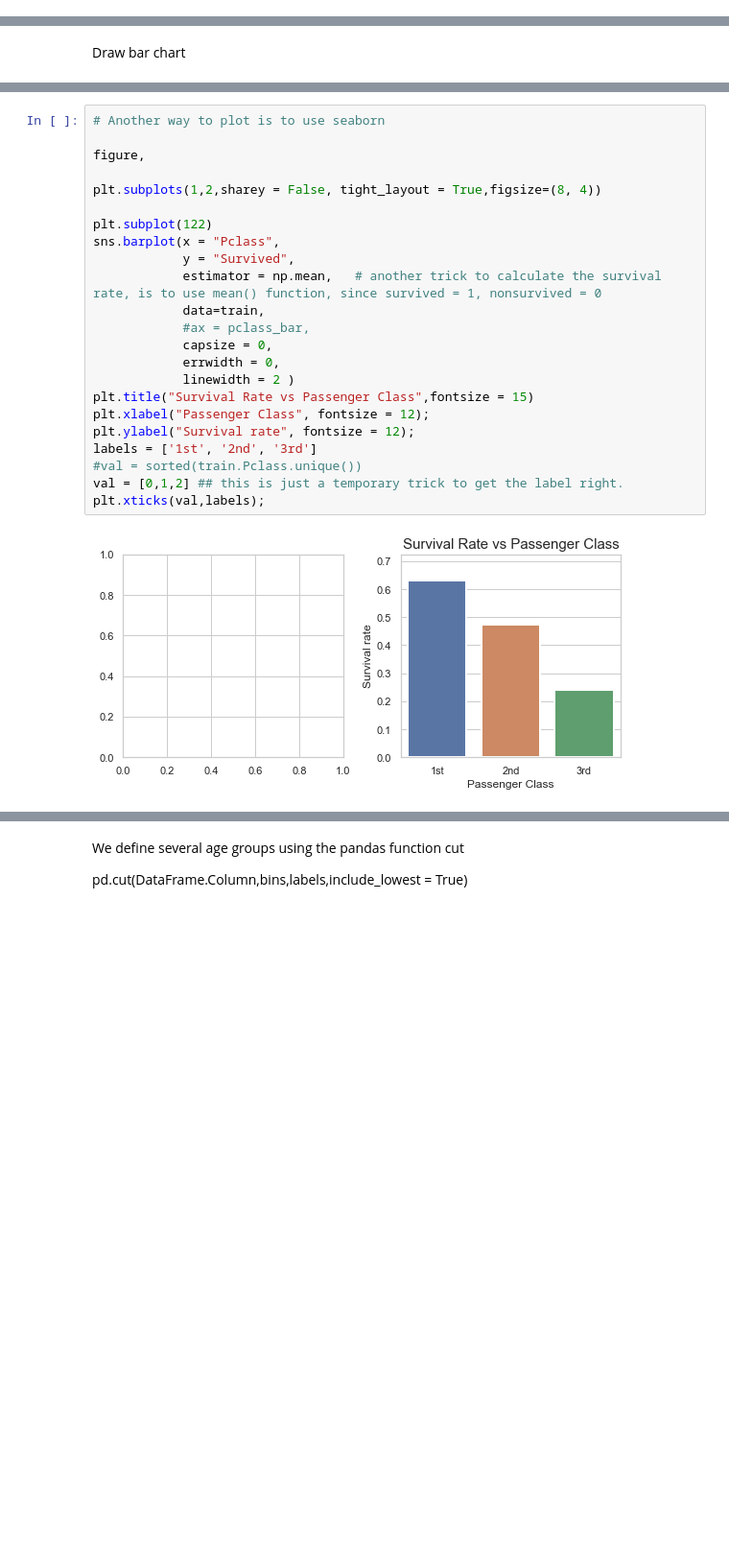
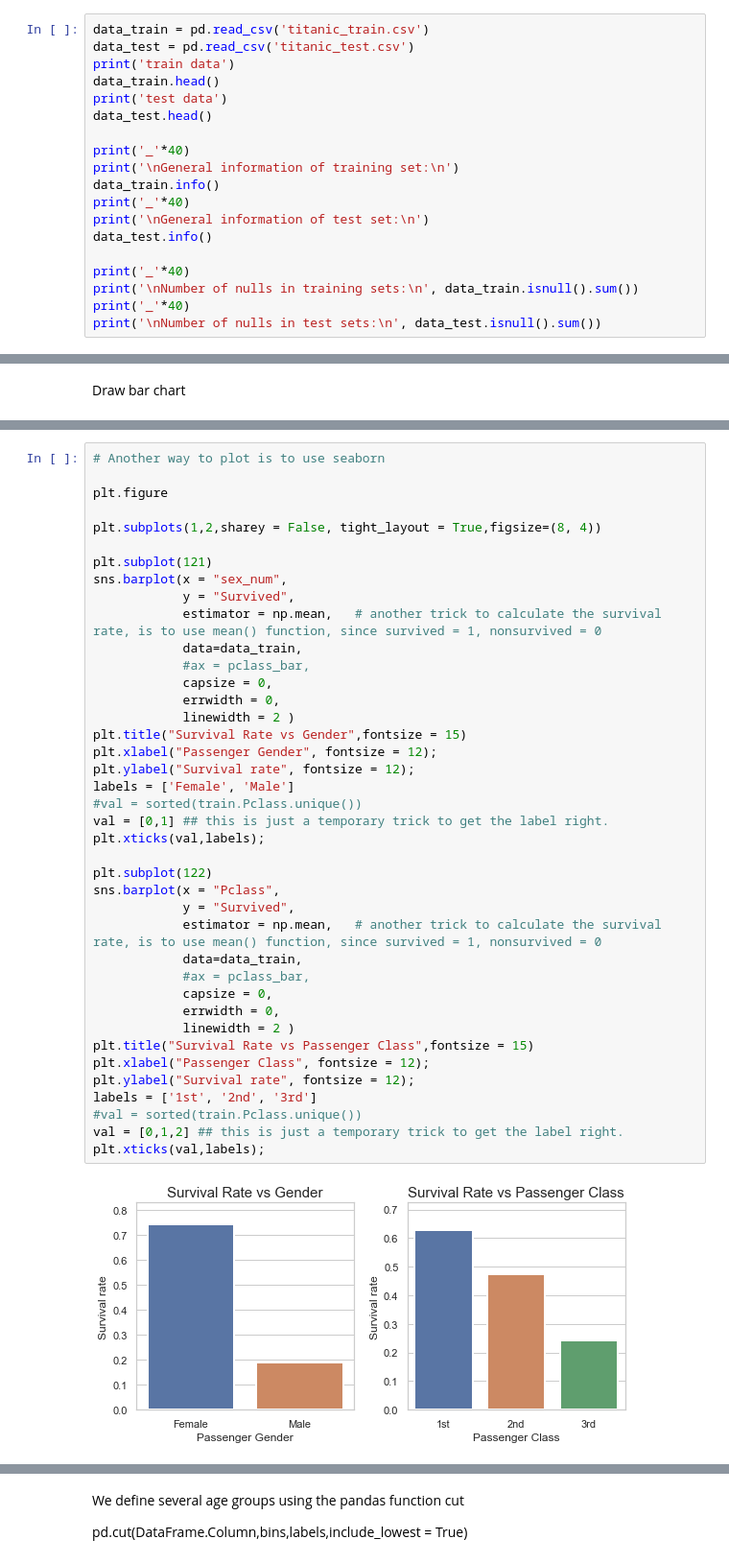
Before and after one commit to Metaming/Udacity-project, a Jupyter notebook: Titantic survival/Titanic_survivors.ipynb, the cells around one changed output, grey strips where cells are left out. Shown at 96% size. Cells and saved outputs as stored; diff of their text form; blank space fills up the shorter version.

```diff
--- a/Titantic survival/Titanic_survivors.ipynb
+++ b/Titantic survival/Titanic_survivors.ipynb
@@ -76,0 +37,19 @@ dtype: int64
+# %%
+data_train = pd.read_csv('titanic_train.csv')
+data_test = pd.read_csv('titanic_test.csv')
+print('train data')
+data_train.head()
+print('test data')
+data_test.head()
+
+print('_'*40)
+print('\nGeneral information of training set:\n')
+data_train.info()
+print('_'*40)
+print('\nGeneral information of test set:\n')
+data_test.info()
+
+print('_'*40)
+print('\nNumber of nulls in training sets:\n', data_train.isnull().sum())
+print('_'*40)
+print('\nNumber of nulls in test sets:\n', data_test.isnull().sum())
@@ -474,26 +498,43 @@ Text(0.5, 1.0, 'Survival Rate vs Gender')
 # %%
 # Another way to plot is to use seaborn
 
-figure,
+plt.figure
 
 plt.subplots(1,2,sharey = False, tight_layout = True,figsize=(8, 4))
+
+plt.subplot(121)
+sns.barplot(x = "sex_num",
+            y = "Survived",
+            estimator = np.mean,   # another trick to calculate the survival rate, is to use mean() function, since survived = 1, nonsurvived = 0
+            data=data_train,
+            #ax = pclass_bar,
+            capsize = 0,
+            errwidth = 0,
+            linewidth = 2 )
+plt.title("Survival Rate vs Gender",fontsize = 15)
+plt.xlabel("Passenger Gender", fontsize = 12);
+plt.ylabel("Survival rate", fontsize = 12);
+labels = ['Female', 'Male']
+#val = sorted(train.Pclass.unique())
+val = [0,1] ## this is just a temporary trick to get the label right.
+plt.xticks(val,labels);
 
 plt.subplot(122)
 sns.barplot(x = "Pclass",
             y = "Survived",
             estimator = np.mean,   # another trick to calculate the survival rate, is to use mean() function, since survived = 1, nonsurvived = 0
-            data=train,
+            data=data_train,
             #ax = pclass_bar,
             capsize = 0,
             errwidth = 0,
             linewidth = 2 )
 plt.title("Survival Rate vs Passenger Class",fontsize = 15)
 plt.xlabel("Passenger Class", fontsize = 12);
 plt.ylabel("Survival rate", fontsize = 12);
 labels = ['1st', '2nd', '3rd']
 #val = sorted(train.Pclass.unique())
 val = [0,1,2] ## this is just a temporary trick to get the label right.
 plt.xticks(val,labels);
 # %% [output]
-[figure, old version]
+[figure, new version]
 # %% [markdown]
```
Also changed, not shown: parts of 67 cells of this notebook.
